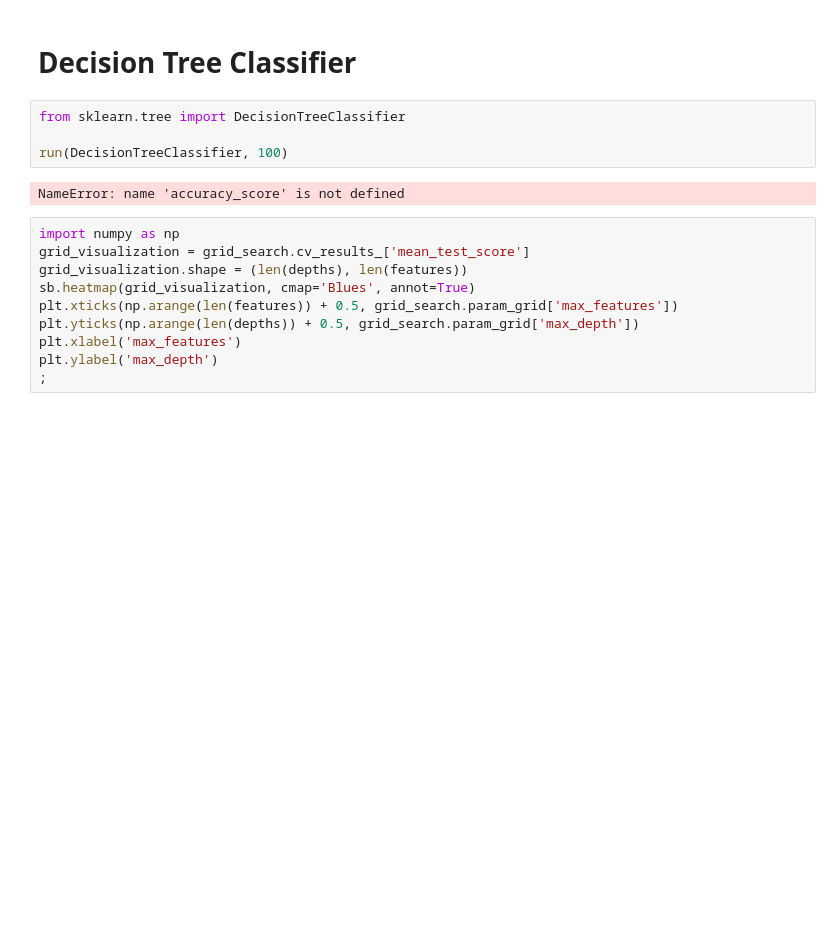
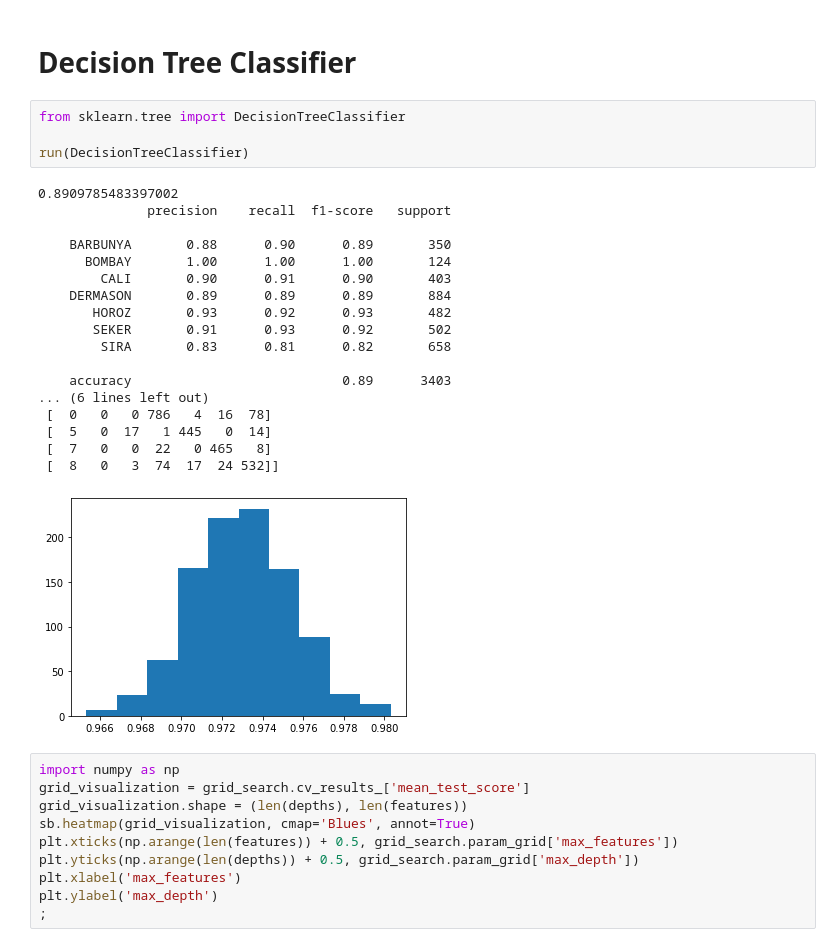
Before and after one commit to Educorreia932/FEUP-IART, a Jupyter notebook: src/notebook.ipynb, the cells around one changed output. Saved outputs shown, nothing was run; the diff lists cells and outputs as text; blank space fills up the shorter version.

```diff
--- a/src/notebook.ipynb
+++ b/src/notebook.ipynb
@@ -97,9 +108,26 @@ def run(model, num_iterations=1000, test_size=0.25):
 # %%
 from sklearn.tree import DecisionTreeClassifier
 
-run(DecisionTreeClassifier, 100)
+run(DecisionTreeClassifier)
 # %% [output]
-NameError: name 'accuracy_score' is not defined
+0.8909785483397002
+              precision    recall  f1-score   support
+
+    BARBUNYA       0.88      0.90      0.89       350
+      BOMBAY       1.00      1.00      1.00       124
+        CALI       0.90      0.91      0.90       403
+    DERMASON       0.89      0.89      0.89       884
+       HOROZ       0.93      0.92      0.93       482
+       SEKER       0.91      0.93      0.92       502
+        SIRA       0.83      0.81      0.82       658
+
+    accuracy                           0.89      3403
+... (6 lines left out)
+ [  0   0   0 786   4  16  78]
+ [  5   0  17   1 445   0  14]
+ [  7   0   0  22   0 465   8]
+ [  8   0   3  74  17  24 532]]
+[figure, added]
 # %%
 import numpy as np
 grid_visualization = grid_search.cv_results_['mean_test_score']
```
Also changed, not shown: parts of 1 cell of this notebook.
